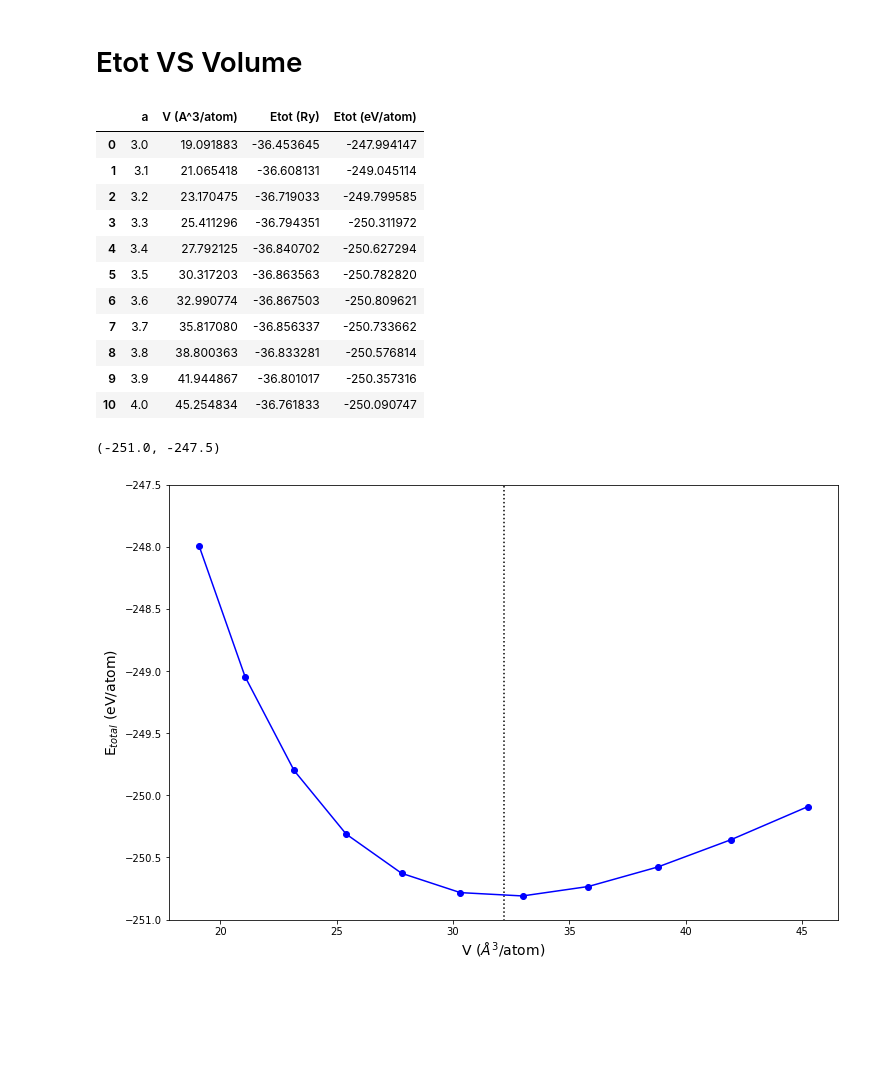
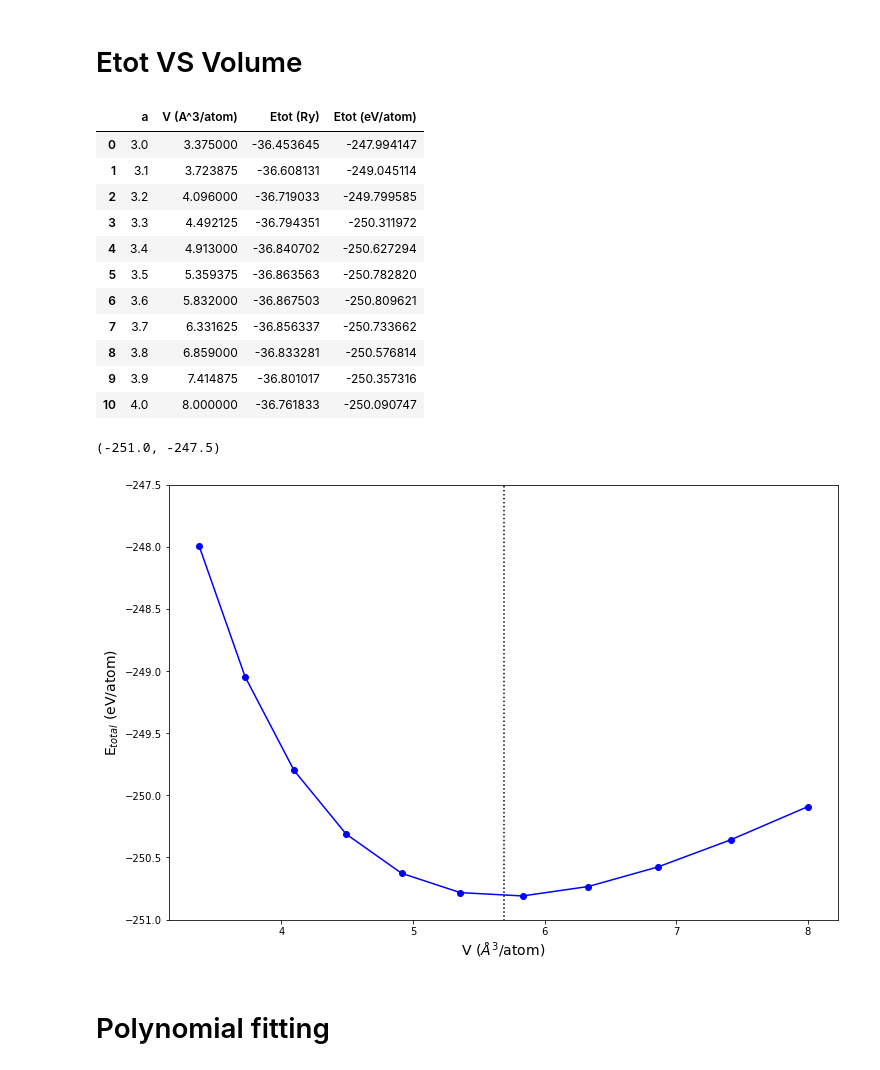
Before and after one commit to ChayanonAtthapak/DFT_workshop, a Jupyter notebook: 2) Diamond_at_high_pressure/DM_high_P/Structures_at_highP.ipynb, the cells around one changed output. Drawn from its saved outputs; the diff is of its cells as text; code cells hidden in the pictures; blank space fills up the shorter version.

```diff
--- a/2) Diamond_at_high_pressure/DM_high_P/Structures_at_highP.ipynb
+++ b/2) Diamond_at_high_pressure/DM_high_P/Structures_at_highP.ipynb
@@ -9,7 +9,7 @@ from sklearn.metrics import r2_score, mean_absolute_error
 # Etot VS a
 # %%
 Etot_1 = pd.read_table("../DM_high_P/Etot", delimiter=" ", header=None)
-Etot_high_P = pd.DataFrame({'a' : [i/10 for i in range(30,41,1)], 'Etot (Ry)' : Etot_1[24].to_list(), 'Etot (eV/atom)' : [i*13.606/2 for i in Etot_1[24].to_list()]})
+Etot_high_P = pd.DataFrame({'a (A)' : [i/10 for i in range(30,41,1)], 'Etot (Ry)' : Etot_1[24].to_list(), 'Etot (eV/atom)' : [i*13.606/2 for i in Etot_1[24].to_list()]})
 Etot_high_P
 # %% [output]
 |  | a | Etot (Ry) | Etot (eV/atom) |
@@ -39,32 +39,34 @@ plt.ylim(-251,-247.5)
 # %% [markdown]
 # Etot VS Volume
 # %%
-Etot_high_P.insert(1, "V (A^3/atom)", np.power((Etot_high_P["a"]*np.sqrt(2)),3)/4, True)
+Etot_high_P.insert(1, "V (A^3/atom)", np.power(Etot_high_P["a"],3)/8, True)
 Etot_high_P
 # %% [output]
 |  | a | V (A^3/atom) | Etot (Ry) | Etot (eV/atom) |
-| 0 | 3.0 | 19.091883 | -36.453645 | -247.994147 |
-| 1 | 3.1 | 21.065418 | -36.608131 | -249.045114 |
-| 2 | 3.2 | 23.170475 | -36.719033 | -249.799585 |
-| 3 | 3.3 | 25.411296 | -36.794351 | -250.311972 |
-| 4 | 3.4 | 27.792125 | -36.840702 | -250.627294 |
-| 5 | 3.5 | 30.317203 | -36.863563 | -250.782820 |
-| 6 | 3.6 | 32.990774 | -36.867503 | -250.809621 |
-| 7 | 3.7 | 35.817080 | -36.856337 | -250.733662 |
-| 8 | 3.8 | 38.800363 | -36.833281 | -250.576814 |
-| 9 | 3.9 | 41.944867 | -36.801017 | -250.357316 |
-| 10 | 4.0 | 45.254834 | -36.761833 | -250.090747 |
+| 0 | 3.0 | 3.375000 | -36.453645 | -247.994147 |
+| 1 | 3.1 | 3.723875 | -36.608131 | -249.045114 |
+| 2 | 3.2 | 4.096000 | -36.719033 | -249.799585 |
+| 3 | 3.3 | 4.492125 | -36.794351 | -250.311972 |
+| 4 | 3.4 | 4.913000 | -36.840702 | -250.627294 |
+| 5 | 3.5 | 5.359375 | -36.863563 | -250.782820 |
+| 6 | 3.6 | 5.832000 | -36.867503 | -250.809621 |
+| 7 | 3.7 | 6.331625 | -36.856337 | -250.733662 |
+| 8 | 3.8 | 6.859000 | -36.833281 | -250.576814 |
+| 9 | 3.9 | 7.414875 | -36.801017 | -250.357316 |
+| 10 | 4.0 | 8.000000 | -36.761833 | -250.090747 |
 # %%
 fig = plt.figure(figsize=(12,8))
 
 plt.plot(Etot_high_P['V (A^3/atom)'],Etot_high_P["Etot (eV/atom)"],"bo-")
 plt.xlabel('V ($\AA^3$/atom)',size=14)
 plt.ylabel('E$_{total}$ (eV/atom)',size=14)
-plt.vlines(np.power((3.57*np.sqrt(2)),3)/4,-252,-247,color='k',linestyles=':')
+plt.vlines(np.power(3.57,3)/8,-252,-247,color='k',linestyles=':')
 
 plt.ylim(-251,-247.5)
 # %% [output]
 (-251.0, -247.5)
-[figure, old version]
+[figure, new version]
+# %% [markdown]
+# Polynomial fitting
 # %%
 poly = np.poly1d(np.polyfit(Etot_high_P['V (A^3/atom)'], Etot_high_P["Etot (eV/atom)"], 5))
```
Also changed, not shown: parts of 13 cells of this notebook.
